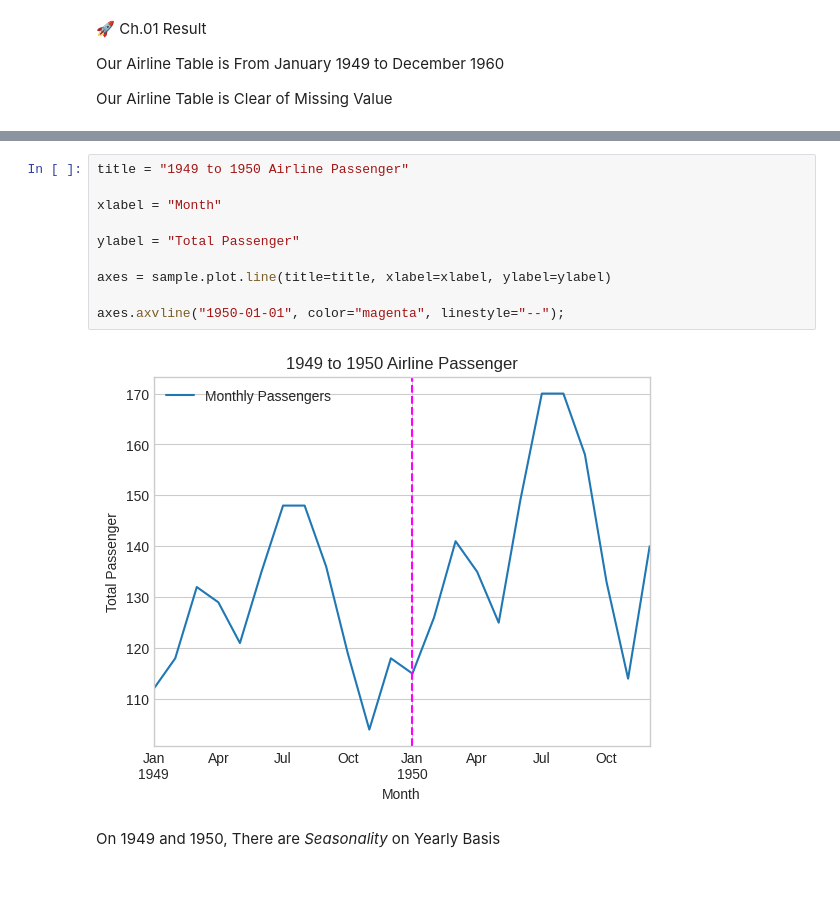
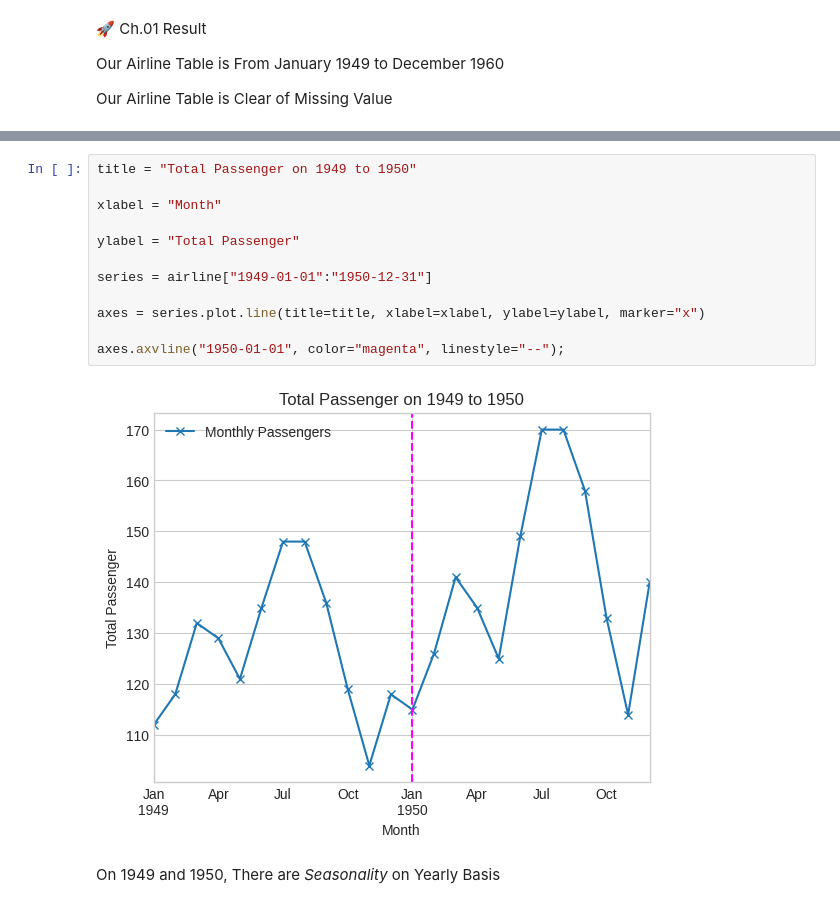
Before and after one commit to Kelniit/Jar, a Jupyter notebook: Lab 01.ipynb, the cells around one changed output, grey strips where cells are left out. Saved outputs shown, nothing was run; the diff lists cells and outputs as text.

```diff
--- a/Lab 01.ipynb
+++ b/Lab 01.ipynb
@@ -85,15 +81,17 @@ sample.iloc[:5]
 # %%
-title = "1949 to 1950 Airline Passenger"
+title = "Total Passenger on 1949 to 1950"
 
 xlabel = "Month"
 
 ylabel = "Total Passenger"
 
-axes = sample.plot.line(title=title, xlabel=xlabel, ylabel=ylabel)
+series = airline["1949-01-01":"1950-12-31"]
+
+axes = series.plot.line(title=title, xlabel=xlabel, ylabel=ylabel, marker="x")
 
 axes.axvline("1950-01-01", color="magenta", linestyle="--");
 # %% [output]
-[figure, old version]
+[figure, new version]
 # %% [markdown]
 On 1949 and 1950, There are *Seasonality* on Yearly Basis
 # %%
```
Also changed, not shown: parts of 32 cells of this notebook.
